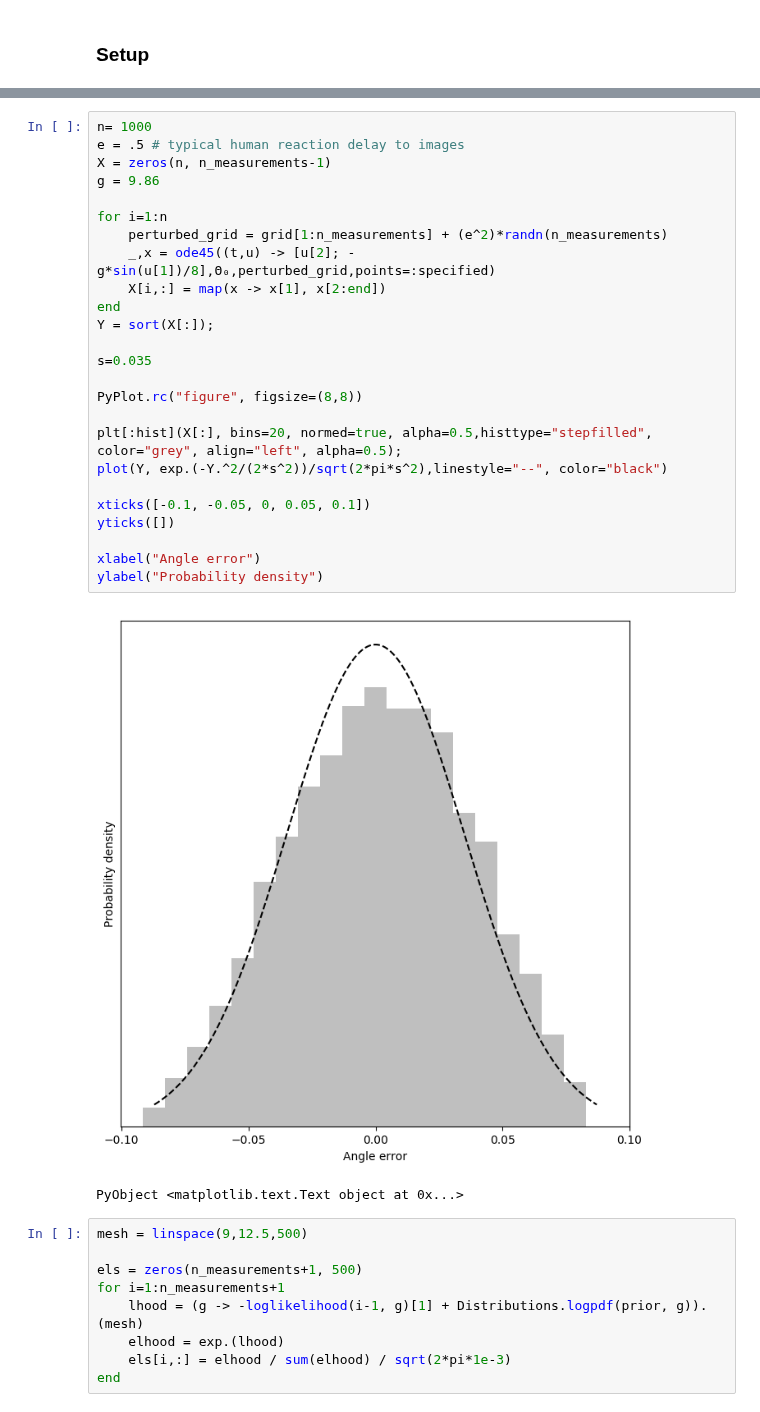
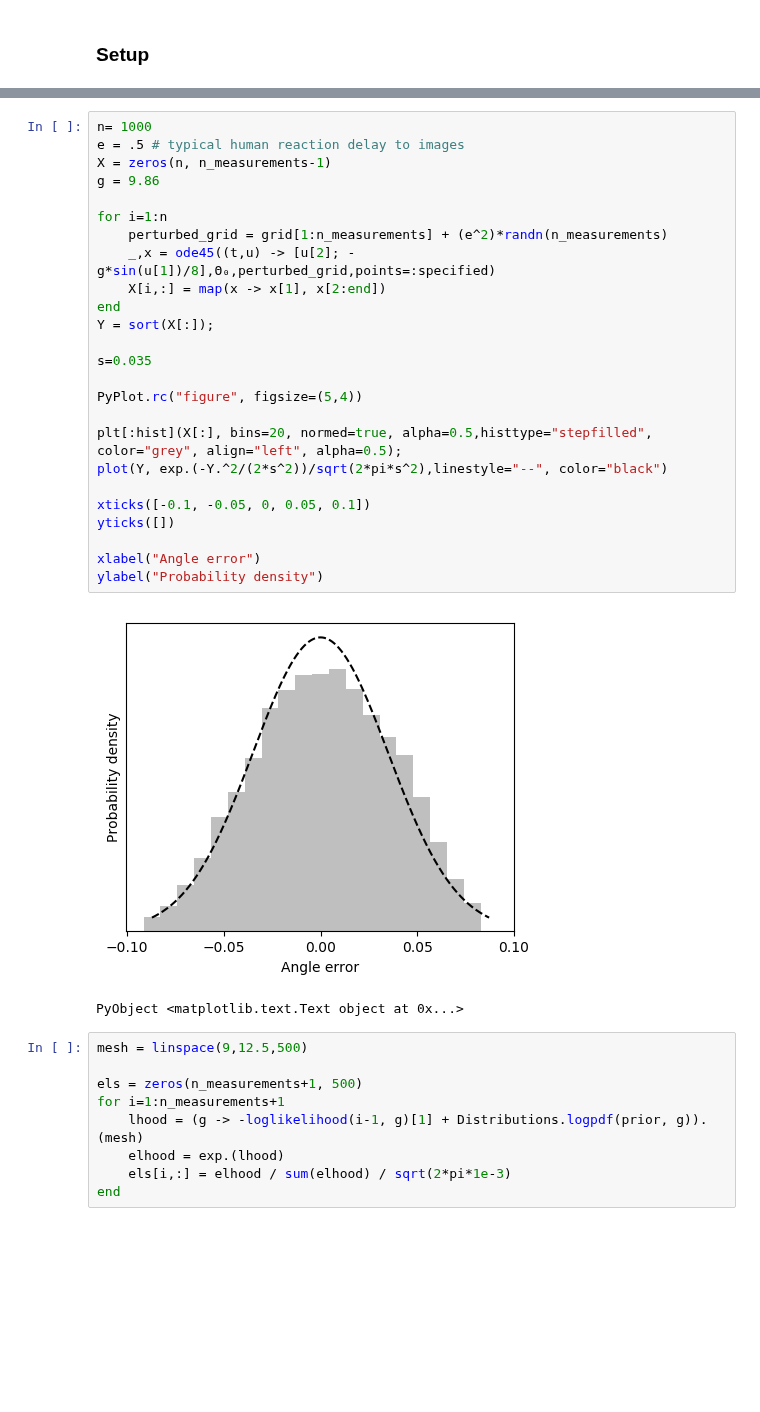
Before and after one commit to matthieubulte/smc, a Jupyter notebook: code/Results.ipynb, the cells around one changed output, grey strips where cells are left out. Drawn from its saved outputs; the diff is of its cells as text; blank space fills up the shorter version.

```diff
--- a/code/Results.ipynb
+++ b/code/Results.ipynb
@@ -36,30 +34,30 @@ WARNING: both Interact and Base export "select"; uses of it in module Main must
 # %%
 n= 1000
 e = .5 # typical human reaction delay to images
 X = zeros(n, n_measurements-1)
 g = 9.86
 
 for i=1:n
     perturbed_grid = grid[1:n_measurements] + (e^2)*randn(n_measurements)
     _,x = ode45((t,u) -> [u[2]; -g*sin(u[1])/8],Θ₀,perturbed_grid,points=:specified)
     X[i,:] = map(x -> x[1], x[2:end])
 end
 Y = sort(X[:]);
 
 s=0.035
 
-PyPlot.rc("figure", figsize=(8,8))
+PyPlot.rc("figure", figsize=(5,4))
 
 plt[:hist](X[:], bins=20, normed=true, alpha=0.5,histtype="stepfilled", color="grey", align="left", alpha=0.5);
 plot(Y, exp.(-Y.^2/(2*s^2))/sqrt(2*pi*s^2),linestyle="--", color="black")
 
 xticks([-0.1, -0.05, 0, 0.05, 0.1])
 yticks([])
 
 xlabel("Angle error")
 ylabel("Probability density")
 # %% [output]
-[figure, old version]
+[figure, new version]
 PyObject <matplotlib.text.Text object at 0x...>
 # %%
 mesh = linspace(9,12.5,500)
```
Also changed, not shown: parts of 1 cell of this notebook, 7 other files.
